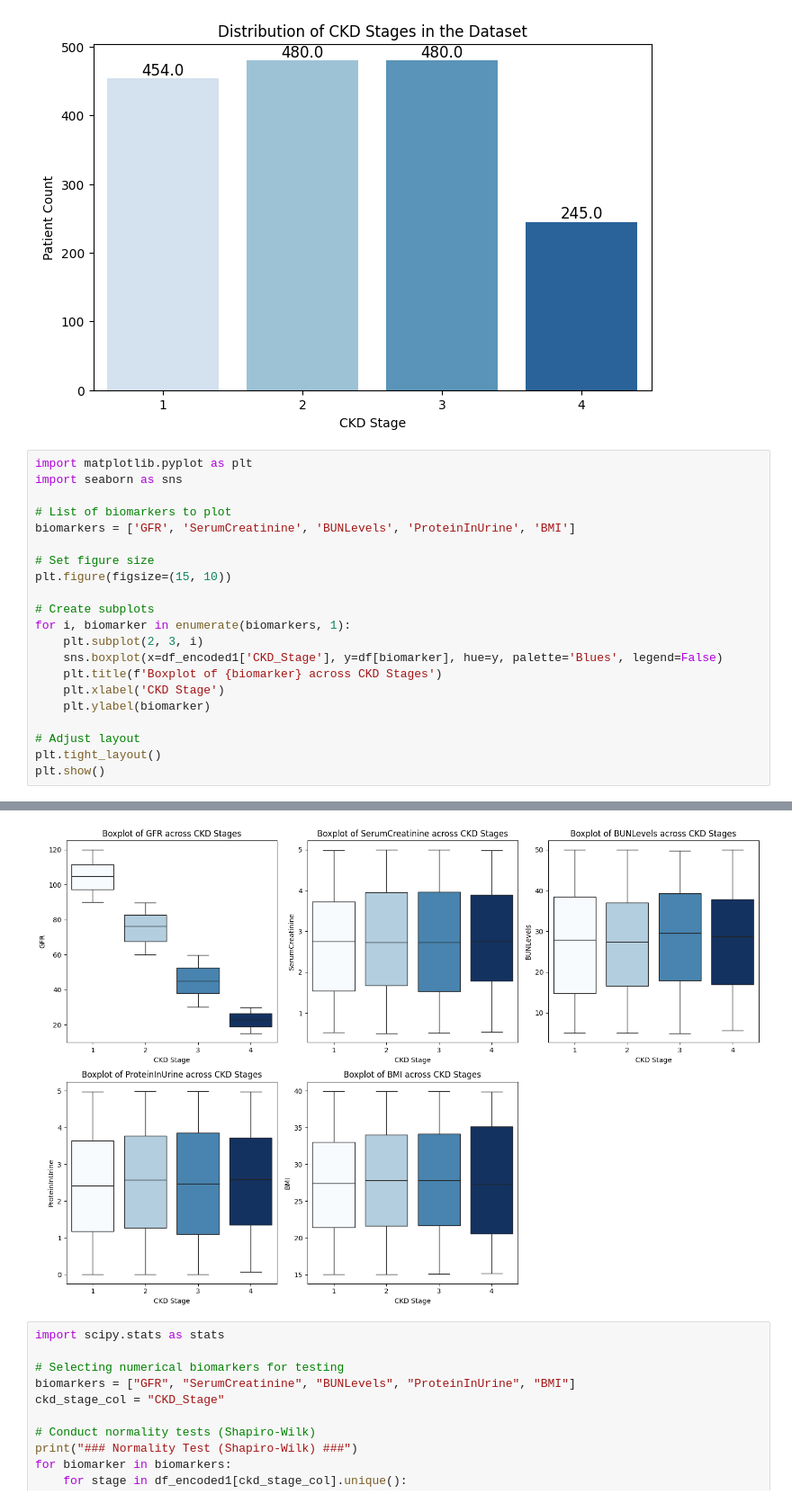
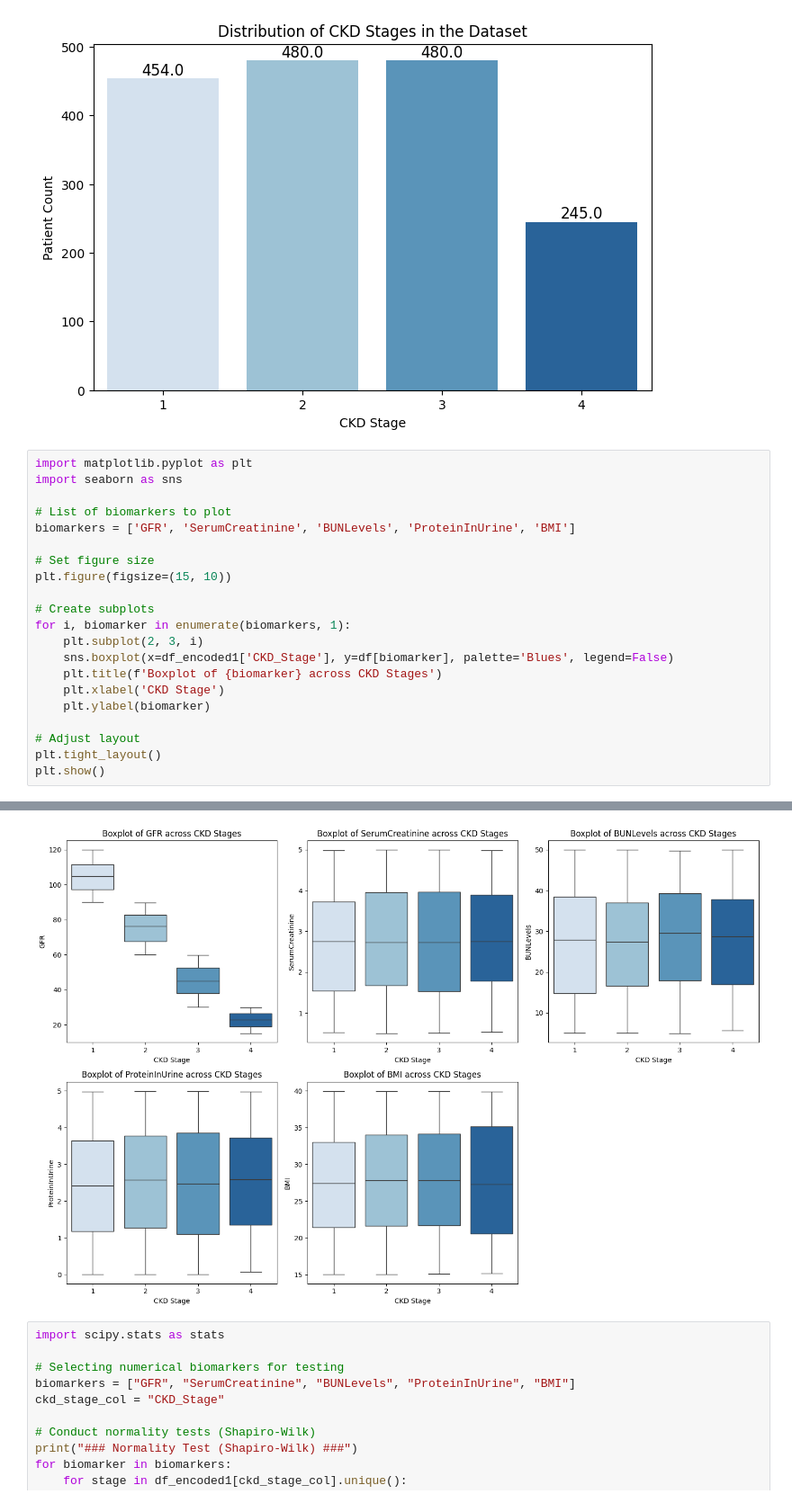
Before and after one commit to GloriaMoraaRiechi/Spring-2025, a Jupyter notebook: ckd_analysis.ipynb, the cells around one changed output, grey strips where cells are left out. Shown at 90% size. Saved outputs shown, nothing was run; the diff lists cells and outputs as text.

```diff
--- a/ckd_analysis.ipynb
+++ b/ckd_analysis.ipynb
@@ -424,7 +420,7 @@ plt.figure(figsize=(15, 10))
 # Create subplots
 for i, biomarker in enumerate(biomarkers, 1):
     plt.subplot(2, 3, i)
-    sns.boxplot(x=df_encoded1['CKD_Stage'], y=df[biomarker], hue=y, palette='Blues', legend=False)
+    sns.boxplot(x=df_encoded1['CKD_Stage'], y=df[biomarker], palette='Blues', legend=False)
     plt.title(f'Boxplot of {biomarker} across CKD Stages')
     plt.xlabel('CKD Stage')
     plt.ylabel(biomarker)
@@ -436,4 +451,4 @@ plt.show()
-[figure, old version]
+[figure, new version]
 # %%
 import scipy.stats as stats
 
```
Also changed, not shown: parts of 13 cells of this notebook, 8 other files.
